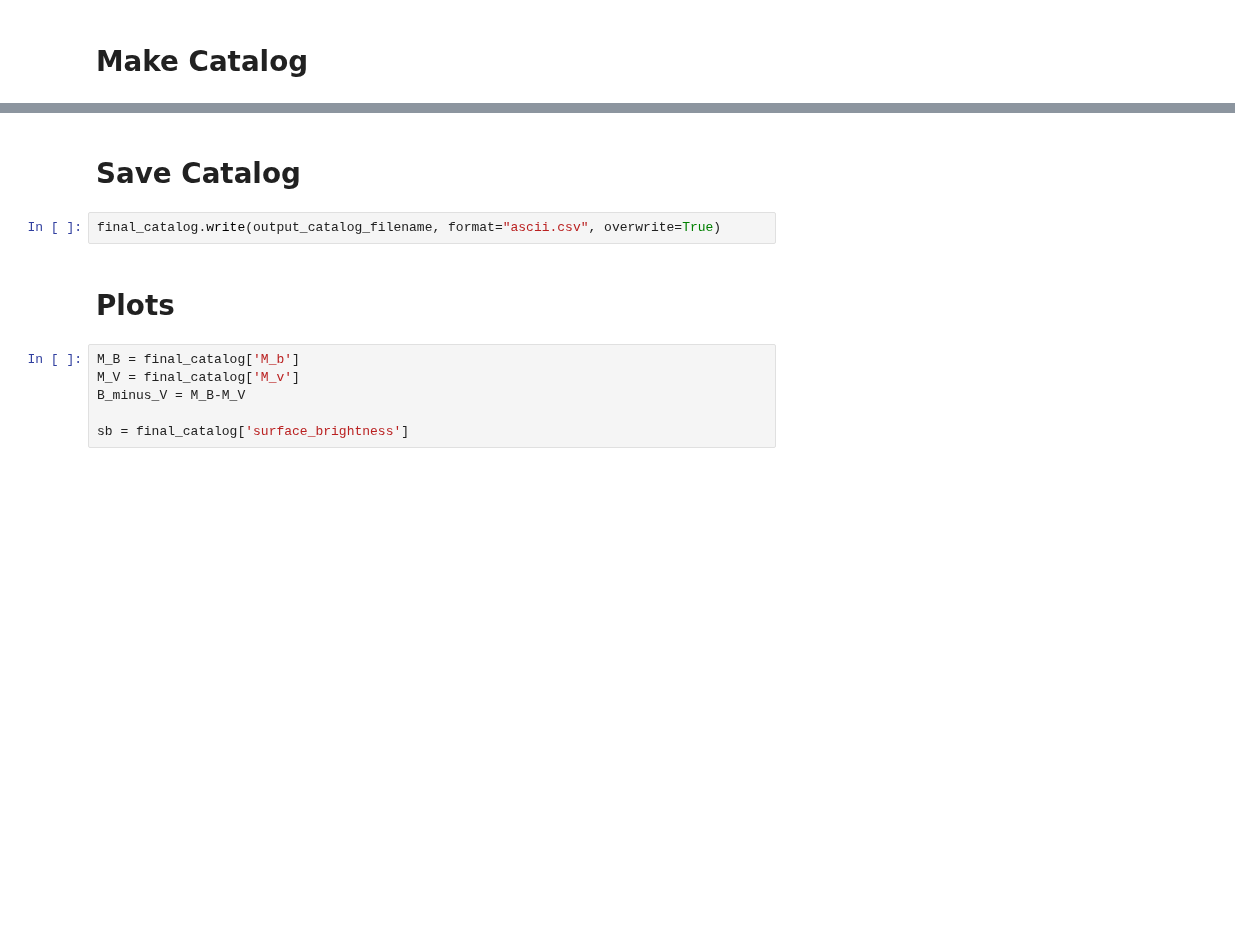
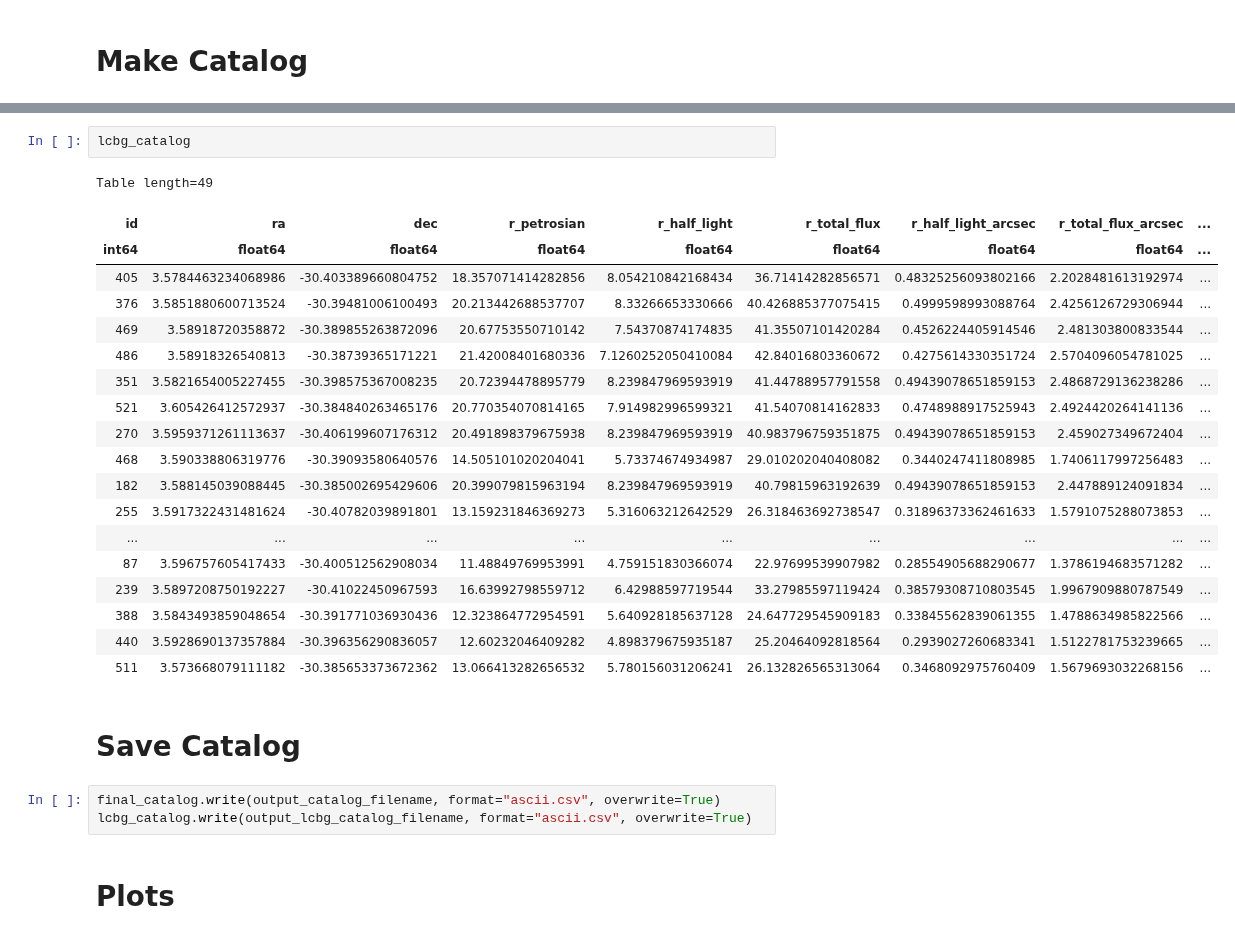
Before and after one commit to crawfordsm/lcbg, a Jupyter notebook: notebooks/find_lcbgs/k_correct.ipynb, the cells around one changed output, grey strips where cells are left out. Cells and saved outputs as stored; diff of their text form; blank space fills up the shorter version.

```diff
--- a/notebooks/find_lcbgs/k_correct.ipynb
+++ b/notebooks/find_lcbgs/k_correct.ipynb
@@ -258,13 +281,30 @@ Table length=410
+# %%
+lcbg_catalog
+# %% [output]
+Table length=49
+| id | ra | dec | r_petrosian | r_half_light | r_total_flux | r_half_light_arcsec | r_total_flux_arcsec | ... |
+| int64 | float64 | float64 | float64 | float64 | float64 | float64 | float64 | ... |
+| 405 | 3.5784463234068986 | -30.403389660804752 | 18.357071414282856 | 8.054210842168434 | 36.71414282856571 | 0.48325256093802166 | 2.2028481613192974 | ... |
+| 376 | 3.5851880600713524 | -30.39481006100493 | 20.213442688537707 | 8.33266653330666 | 40.426885377075415 | 0.4999598993088764 | 2.4256126729306944 | ... |
+| 469 | 3.58918720358872 | -30.389855263872096 | 20.67753550710142 | 7.54370874174835 | 41.35507101420284 | 0.4526224405914546 | 2.481303800833544 | ... |
+| 486 | 3.58918326540813 | -30.38739365171221 | 21.42008401680336 | 7.1260252050410084 | 42.84016803360672 | 0.4275614330351724 | 2.5704096054781025 | ... |
+| 351 | 3.5821654005227455 | -30.398575367008235 | 20.72394478895779 | 8.239847969593919 | 41.44788957791558 | 0.49439078651859153 | 2.4868729136238286 | ... |
+| 521 | 3.605426412572937 | -30.384840263465176 | 20.770354070814165 | 7.914982996599321 | 41.54070814162833 | 0.4748988917525943 | 2.4924420264141136 | ... |
+| 270 | 3.5959371261113637 | -30.406199607176312 | 20.491898379675938 | 8.239847969593919 | 40.983796759351875 | 0.49439078651859153 | 2.459027349672404 | ... |
+| 468 | 3.590338806319776 | -30.39093580640576 | 14.505101020204041 | 5.73374674934987 | 29.010202040408082 | 0.3440247411808985 | 1.7406117997256483 | ... |
+| 182 | 3.588145039088445 | -30.385002695429606 | 20.399079815963194 | 8.239847969593919 | 40.79815963192639 | 0.49439078651859153 | 2.447889124091834 | ... |
+| 255 | 3.5917322431481624 | -30.40782039891801 | 13.159231846369273 | 5.316063212642529 | 26.318463692738547 | 0.31896373362461633 | 1.5791075288073853 | ... |
+| ... | ... | ... | ... | ... | ... | ... | ... | ... |
+| 87 | 3.596757605417433 | -30.400512562908034 | 11.48849769953991 | 4.759151830366074 | 22.97699539907982 | 0.28554905688290677 | 1.3786194683571282 | ... |
+| 239 | 3.5897208750192227 | -30.41022450967593 | 16.63992798559712 | 6.42988597719544 | 33.27985597119424 | 0.38579308710803545 | 1.9967909880787549 | ... |
+| 388 | 3.5843493859048654 | -30.391771036930436 | 12.323864772954591 | 5.640928185637128 | 24.647729545909183 | 0.33845562839061355 | 1.4788634985822566 | ... |
+| 440 | 3.5928690137357884 | -30.396356290836057 | 12.60232046409282 | 4.898379675935187 | 25.20464092818564 | 0.2939027260683341 | 1.5122781753239665 | ... |
+| 511 | 3.573668079111182 | -30.385653373672362 | 13.066413282656532 | 5.780156031206241 | 26.132826565313064 | 0.3468092975760409 | 1.5679693032268156 | ... |
 # %% [markdown]
 # Save Catalog
 # %%
 final_catalog.write(output_catalog_filename, format="ascii.csv", overwrite=True)
+lcbg_catalog.write(output_lcbg_catalog_filename, format="ascii.csv", overwrite=True)
 # %% [markdown]
 # Plots
-# %%
-M_B = final_catalog['M_b']
-M_V = final_catalog['M_v']
-B_minus_V = M_B-M_V
-
-sb = final_catalog['surface_brightness']
 # %% [markdown]
```
Also changed, not shown: parts of 10 cells of this notebook, 2 other files.
